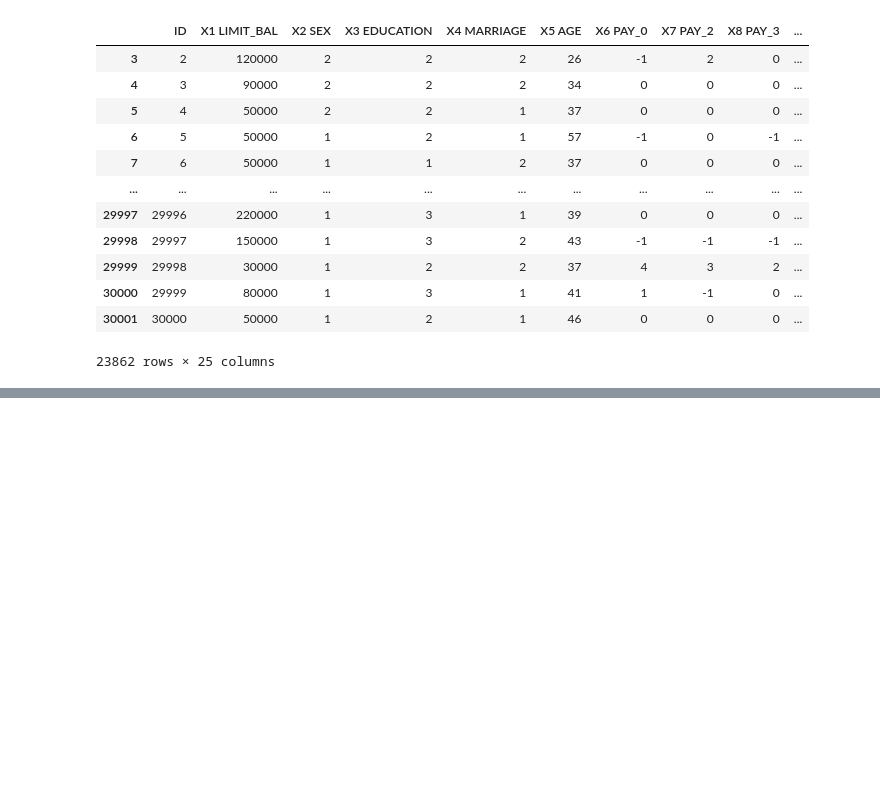
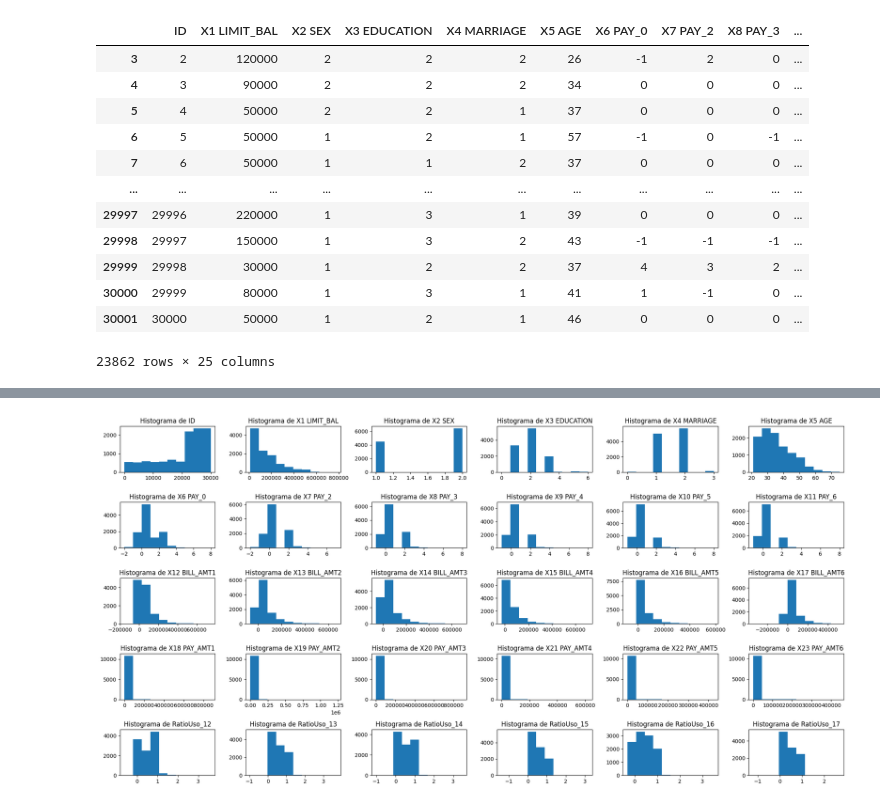
Before and after one commit to spulidod/Proyecto2_actd, a Jupyter notebook: LimpiezaDatos.ipynb, the cells around one changed output, grey strips where cells are left out. Cells and saved outputs as stored; diff of their text form; code cells hidden in the pictures; blank space fills up the shorter version.

```diff
--- a/LimpiezaDatos.ipynb
+++ b/LimpiezaDatos.ipynb
@@ -66,0 +119,20 @@ for index, row in df.iterrows():
+# %%
+# Configurar el tamaño de la figura
+plt.figure(figsize=(20, 10))
+
+# Crear un histograma para cada variable de entrada
+num_subplots = min(len(variables_entrada.columns), 30)
+for i, columna in enumerate(variables_entrada.columns[:num_subplots]):
+    ax = plt.subplot(5, 6, i+1)
+    df[columna].hist(ax=ax)
+    ax.set_title(f'Histograma de {columna}')
+    ax.grid(False)  # Eliminar grid
+
+
+# Ajustar el diseño de los subgráficos
+plt.tight_layout()
+
+# Mostrar los histogramas
+plt.show()
+# %% [output]
+[figure, added]
```
Also changed, not shown: parts of 7 cells of this notebook.
